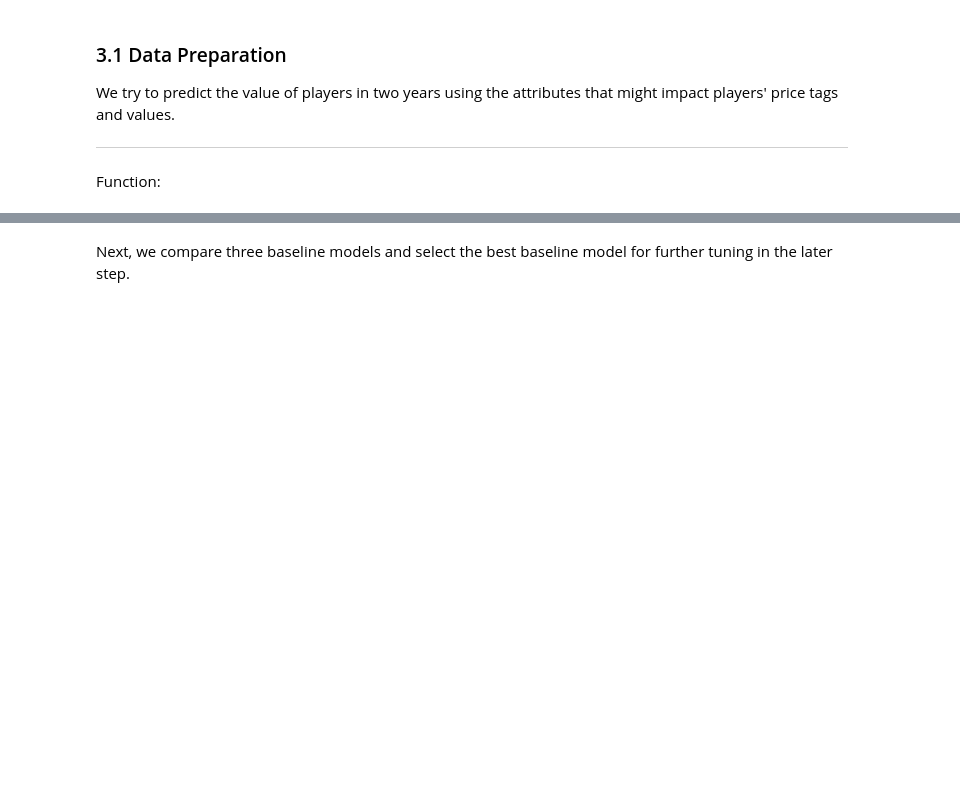
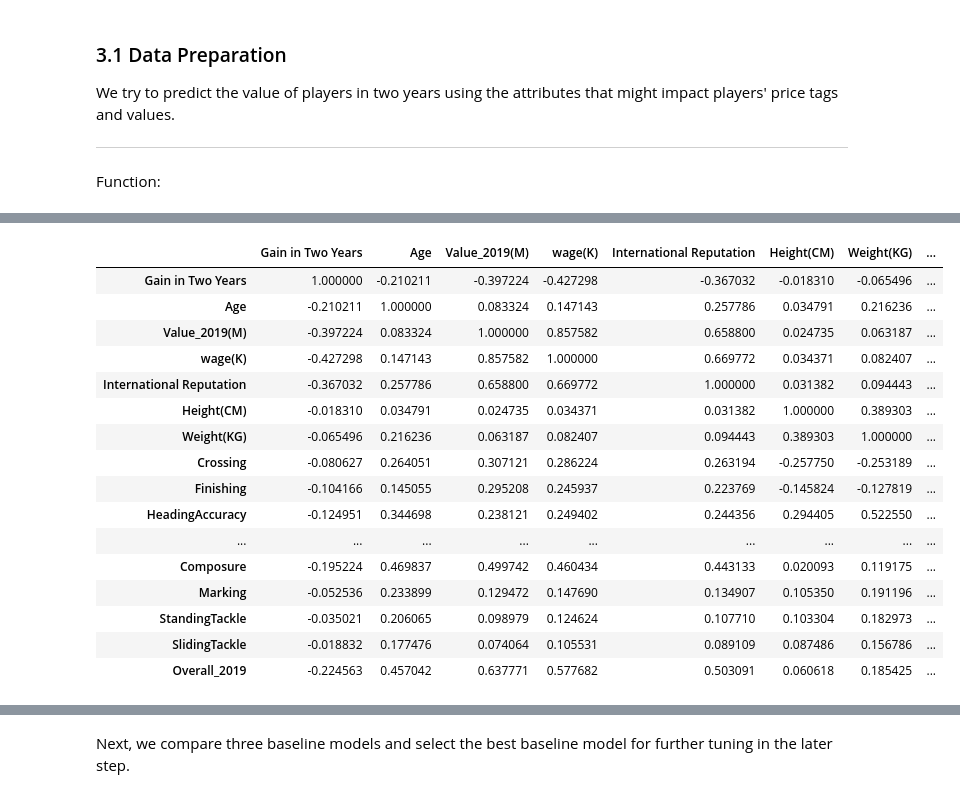
Before and after one commit to Gooner12/FIFA_2019, a Jupyter notebook: FIFA_gain_predict.ipynb, the cells around one changed output, grey strips where cells are left out. Saved outputs shown, nothing was run; the diff lists cells and outputs as text; code cells hidden in the pictures; blank space fills up the shorter version.

```diff
--- a/FIFA_gain_predict.ipynb
+++ b/FIFA_gain_predict.ipynb
@@ -392,0 +397,14 @@ Function:
+# %%
+features_col = [ 'Gain in Two Years', 'Age', 'Value_2019(M)', 'wage(K)', 'International Reputation', 'Height(CM)', 'Weight(KG)',
+                      'Crossing', 'Finishing', 'HeadingAccuracy',
+                      'ShortPassing', 'Volleys', 'Dribbling', 'Curve',
+                      'FKAccuracy', 'LongPassing', 'BallControl',
+                      'Acceleration', 'SprintSpeed', 'Agility',
+                      'Reactions', 'Balance', 'ShotPower', 'Jumping',
+                      'Stamina', 'Strength', 'LongShots', 'Aggression',
+                      'Interceptions', 'Positioning', 'Vision', 'Penalties',
+                      'Composure', 'Marking', 'StandingTackle', 'SlidingTackle', 'Overall_2019']
+
+vec_assembler = VectorAssembler(inputCols=features_col, outputCol='features')
+df_class = vec_assembler.transform(regression_df).select('features')
+df_class.show(5)
@@ -392,0 +422,6 @@ Function:
+# %%
+from pyspark.ml.stat import Correlation
+#r1 = Correlation.corr(df_class, 'features', method='pearson').head()
+pearson_corr = Correlation.corr(df_class, 'features', 'pearson').collect()[0][0]
+print(str(pearson_corr))
+#print('Pearson correlation matrix:\n' + str(r1[0]))
@@ -392,0 +442,26 @@ Function:
+# %%
+# creating a datafame from the dense matrix
+import pandas as pd
+
+labels = features_col
+#creating a dataframe from the dense matrix
+pearson_df = pd.DataFrame(pearson_corr.toArray(), index = [i for i in labels], columns = [i for i in labels])
+pearson_df
+# %% [output]
+|  | Gain in Two Years | Age | Value_2019(M) | wage(K) | International Reputation | Height(CM) | Weight(KG) | ... |
+| Gain in Two Years | 1.000000 | -0.210211 | -0.397224 | -0.427298 | -0.367032 | -0.018310 | -0.065496 | ... |
+| Age | -0.210211 | 1.000000 | 0.083324 | 0.147143 | 0.257786 | 0.034791 | 0.216236 | ... |
+| Value_2019(M) | -0.397224 | 0.083324 | 1.000000 | 0.857582 | 0.658800 | 0.024735 | 0.063187 | ... |
+| wage(K) | -0.427298 | 0.147143 | 0.857582 | 1.000000 | 0.669772 | 0.034371 | 0.082407 | ... |
+| International Reputation | -0.367032 | 0.257786 | 0.658800 | 0.669772 | 1.000000 | 0.031382 | 0.094443 | ... |
+| Height(CM) | -0.018310 | 0.034791 | 0.024735 | 0.034371 | 0.031382 | 1.000000 | 0.389303 | ... |
+| Weight(KG) | -0.065496 | 0.216236 | 0.063187 | 0.082407 | 0.094443 | 0.389303 | 1.000000 | ... |
+| Crossing | -0.080627 | 0.264051 | 0.307121 | 0.286224 | 0.263194 | -0.257750 | -0.253189 | ... |
+| Finishing | -0.104166 | 0.145055 | 0.295208 | 0.245937 | 0.223769 | -0.145824 | -0.127819 | ... |
+| HeadingAccuracy | -0.124951 | 0.344698 | 0.238121 | 0.249402 | 0.244356 | 0.294405 | 0.522550 | ... |
+| ... | ... | ... | ... | ... | ... | ... | ... | ... |
+| Composure | -0.195224 | 0.469837 | 0.499742 | 0.460434 | 0.443133 | 0.020093 | 0.119175 | ... |
+| Marking | -0.052536 | 0.233899 | 0.129472 | 0.147690 | 0.134907 | 0.105350 | 0.191196 | ... |
+| StandingTackle | -0.035021 | 0.206065 | 0.098979 | 0.124624 | 0.107710 | 0.103304 | 0.182973 | ... |
+| SlidingTackle | -0.018832 | 0.177476 | 0.074064 | 0.105531 | 0.089109 | 0.087486 | 0.156786 | ... |
+| Overall_2019 | -0.224563 | 0.457042 | 0.637771 | 0.577682 | 0.503091 | 0.060618 | 0.185425 | ... |
```
Also changed, not shown: parts of 10 cells of this notebook.
